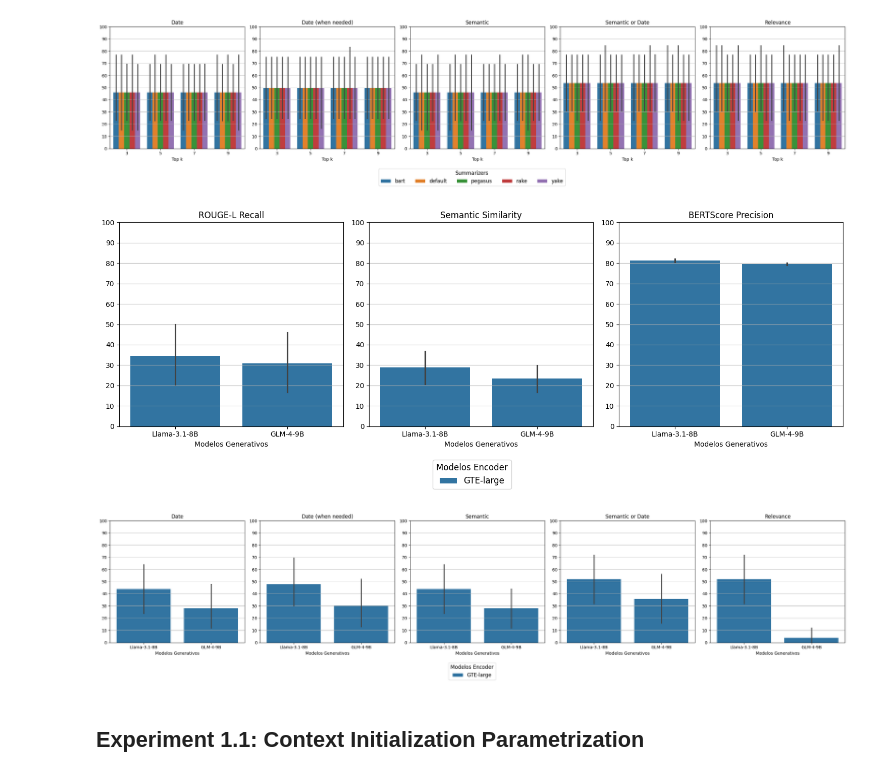
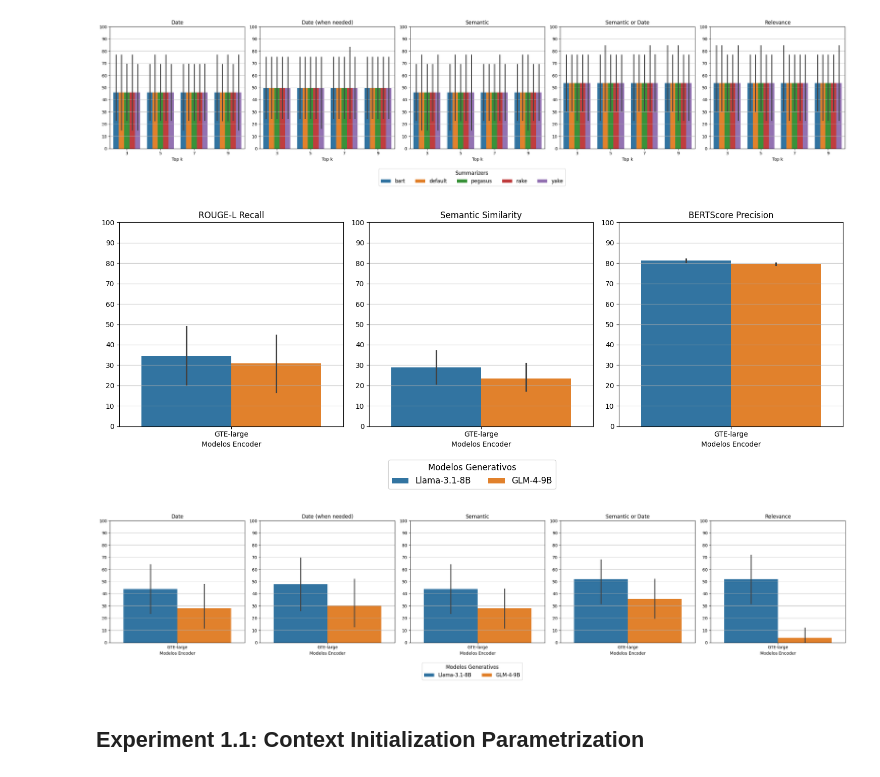
Before and after one commit to nilogm/2024-2-gpt, a Jupyter notebook: results.ipynb, the cells around one changed output. Saved outputs shown, nothing was run; the diff lists cells and outputs as text; code cells hidden in the pictures.

```diff
--- a/results.ipynb
+++ b/results.ipynb
@@ -44,18 +44,18 @@ display_scores(
 # %%
 df = read_folder("scores_exp3")
 display_scores(
     df,
-    x="generative_model",
-    hue="encoder_model",
-    x_name="Modelos Generativos",
-    x_labels={"llama": "Llama-3.1-8B", "glm": "GLM-4-9B", "deepseek": "DeepSeek-R1-Llama-8B"},
-    hue_name="Modelos Encoder",
-    hue_labels={"gte": "GTE-large", "jina": "Jina-v3", "multilingual": "Multilingual-e5-large"},
+    hue="generative_model",
+    x="encoder_model",
+    hue_name="Modelos Generativos",
+    hue_labels={"llama": "Llama-3.1-8B", "glm": "GLM-4-9B", "deepseek": "DeepSeek-R1-Llama-8B"},
+    x_name="Modelos Encoder",
+    x_labels={"gte": "GTE-large", "jina": "Jina-v3", "multilingual": "Multilingual-e5-large"},
 )
 # plt.savefig(f"images/scores_exp1.svg", bbox_inches='tight')
 # %% [output]
-[figure, old version]
+[figure, new version]
-[figure, old version]
+[figure, new version]
 # %% [markdown]
 ## Experiment 1.1: Context Initialization Parametrization
 # %%
```
